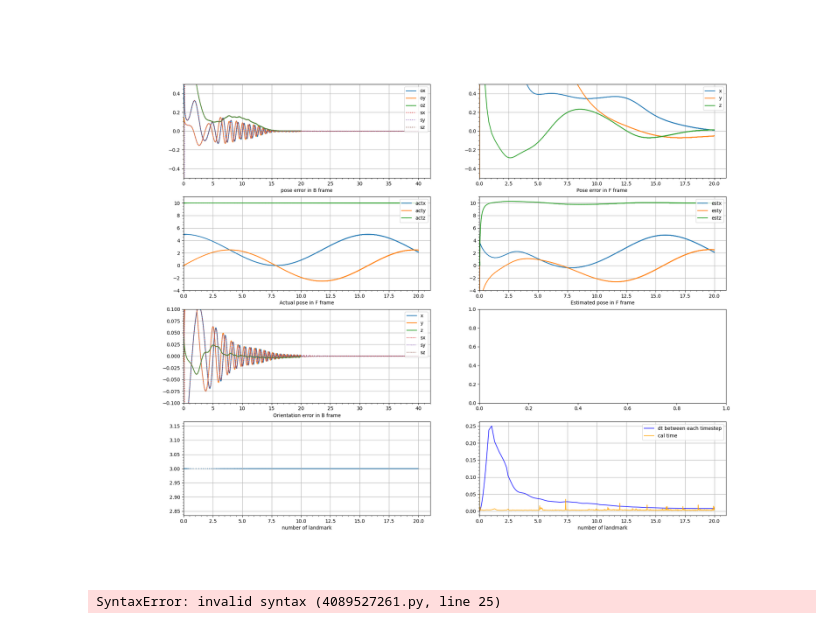
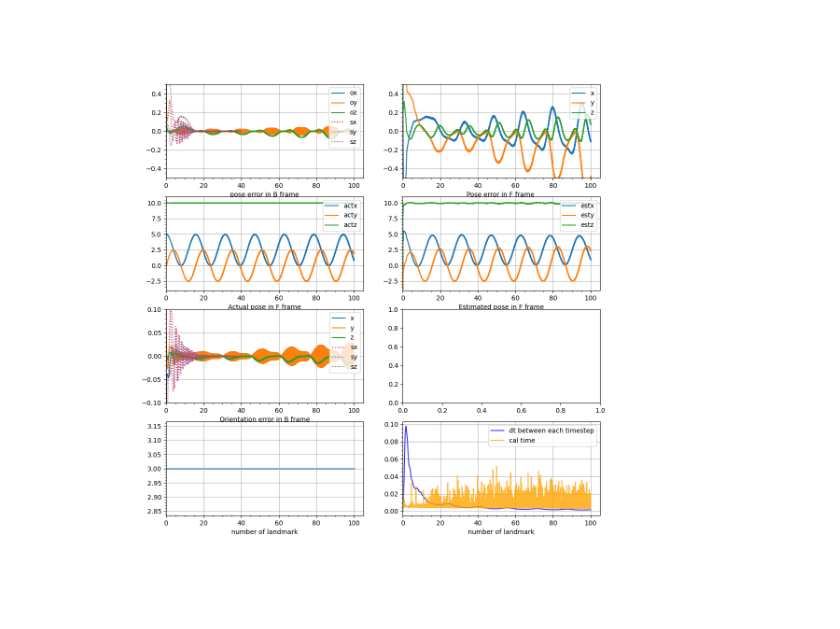
Before and after one commit to Annika-wyt/annika, a Jupyter notebook: parameters_optimization.ipynb, the cells around one changed output. Saved outputs shown, nothing was run; the diff lists cells and outputs as text; code cells hidden in the pictures.

Commit message:
update on parameters_opt and ricatti class

```diff
--- a/parameters_optimization.ipynb
+++ b/parameters_optimization.ipynb
@@ -9,7 +79,7 @@ import matplotlib.pyplot as plt
 riccati_obj = riccati_observer(
     use_adaptive            = True,
     quaternion              = True,
-    time                    = (0, 20),
+    time                    = (0, 100),
     stepsize                = 0.1,
     tol                     = 1e-2 * 3,
     noise                   = False,
@@ -21,8 +91,8 @@ riccati_obj = riccati_observer(
     p_hat                   = np.array([[-2, 4, 3]], dtype=np.float64).T,
     Lambda_bar_0            = np.array([np.sqrt(2)/2, np.sqrt(2)/2, 0,  0]).T,  # quaternion: w, x, y, z
     z_appear                = np.array([[[2.5, 2.5, 0]], [[5, 0, 0]], [[0, 0, 0]]]),
-    k                       = 1,
-    q                       = [10],
-    v                       = np.array([0.1, 1]),
+    k                       = best['k'],
+    q                       = [best['q']],
+    v                       = np.array([best['v1'], best['v2']]),
     p_ricatti               = np.array([1, 100])
     )
@@ -51,45 +103,5 @@ Simulation time: 19.99787603899258      Run time: 5.16383957862854153556
 # %%
 %matplotlib widget
-riccati_obj.visual_plot(figsize=(20,16), bound_y=True)
+riccati_obj.visual_plot(figsize=(12,12), bound_y=True)
 # %% [output]
-[figure, old version]
+[figure, new version]
-# %%
-def objective(args): # can also set different case
-    q, k = args # argument that need to be tuned
-    riccati_obj = riccati_observer(
-    use_adaptive            = True,
-    quaternion              = True,
-    time                    = (0, 2),
-    stepsize                = 0.1,
-    tol                     = 1e-2 * 3,
-    noise                   = False,
-    which_eq                = 0,
-    which_omega             = "full",
-    with_image_hz_sim       = True,
-    image_hz                = 60,
-    randomize_image_input   = False,
-    p_hat                   = np.array([[-2, 4, 3]], dtype=np.float64).T,
-    Lambda_bar_0            = np.array([np.sqrt(2)/2, np.sqrt(2)/2, 0,  0]).T,  # quaternion: w, x, y, z
-    z_appear                = np.array([[[2.5, 2.5, 0]], [[5, 0, 0]], [[0, 0, 0]]]),
-    k                       = k,
-    q                       = [q],
-    v                       = np.array([0.1, 1]),
-    p_ricatti               = np.array([1, 100])
-    )
-    riccati_obj.step_simulation()
-
-    output =
-    return output
-
-from hyperopt import hp
-space = (hp.lognormal('Q', 0, 1),
-        hp.lognormal('R', 0, 1))
-
-# minimize the objective over the space
-from hyperopt import fmin, tpe, space_eval
-best = fmin(objective, space, algo=tpe.suggest, max_evals=100)
-
-print(best)
-print(space_eval(space, best))
-# %% [output]
-SyntaxError: invalid syntax (4089527261.py, line 25)
```
Also changed, not shown: parts of 4 cells of this notebook, 1 other file.
